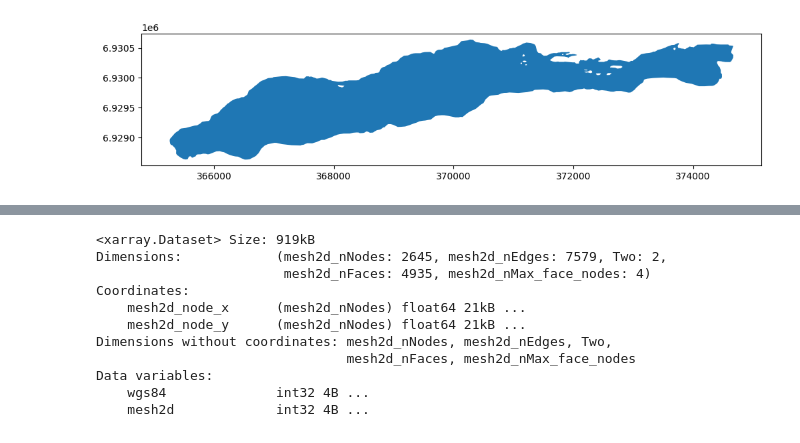
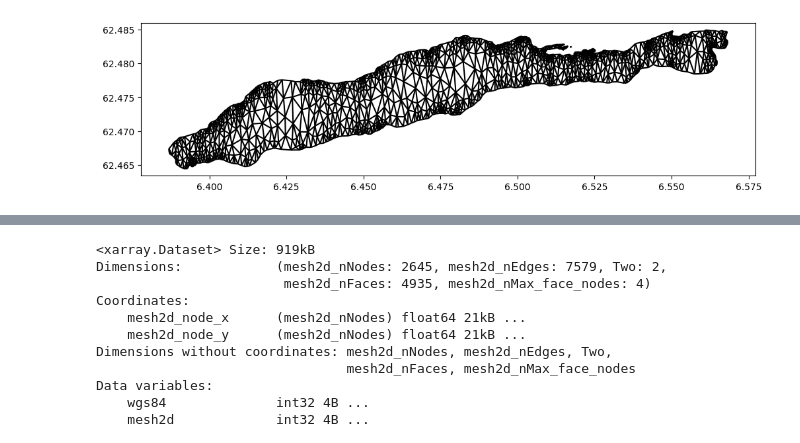
Before and after one commit to NTNUSmartWater/DigiH2O-Platform, a Jupyter notebook: process.ipynb, the cells around one changed output, grey strips where cells are left out. Drawn from its saved outputs; the diff is of its cells as text; code cells hidden in the pictures.

Commit message:
Working on advanced grid generation

```diff
--- a/process.ipynb
+++ b/process.ipynb
@@ -11,8 +11,14 @@ from scipy.ndimage import distance_transform_edt, gaussian_filter
 from meshkernel import MeshKernel, GeometryList
 # %%
 lake, depth = gpd.read_file('lake.geojson'), gpd.read_file('depth.geojson')
-fig, ax = plt.subplots(figsize=(12, 10))
-lake.plot(ax=ax)
+lake["geometry"] = lake.geometry.apply(lambda geo: gridFunctions.remove_holes(geo, 0))
+x, y = lake.geometry.iloc[0].exterior.xy
+x, y = np.array(x), np.array(y)
+polygon = GeometryList(x, y)
+mk = MeshKernel()
+mk.mesh2d_make_triangular_mesh_from_polygon(polygon, scale_factor=50)
+fig, ax = plt.subplots(figsize=(12, 3))
+mk.mesh2d_get().plot_edges(ax, color="black")
 plt.show()
 # %% [output]
-[figure, old version]
+[figure, new version]
```
Also changed, not shown: parts of 7 cells of this notebook, 12 other files.
